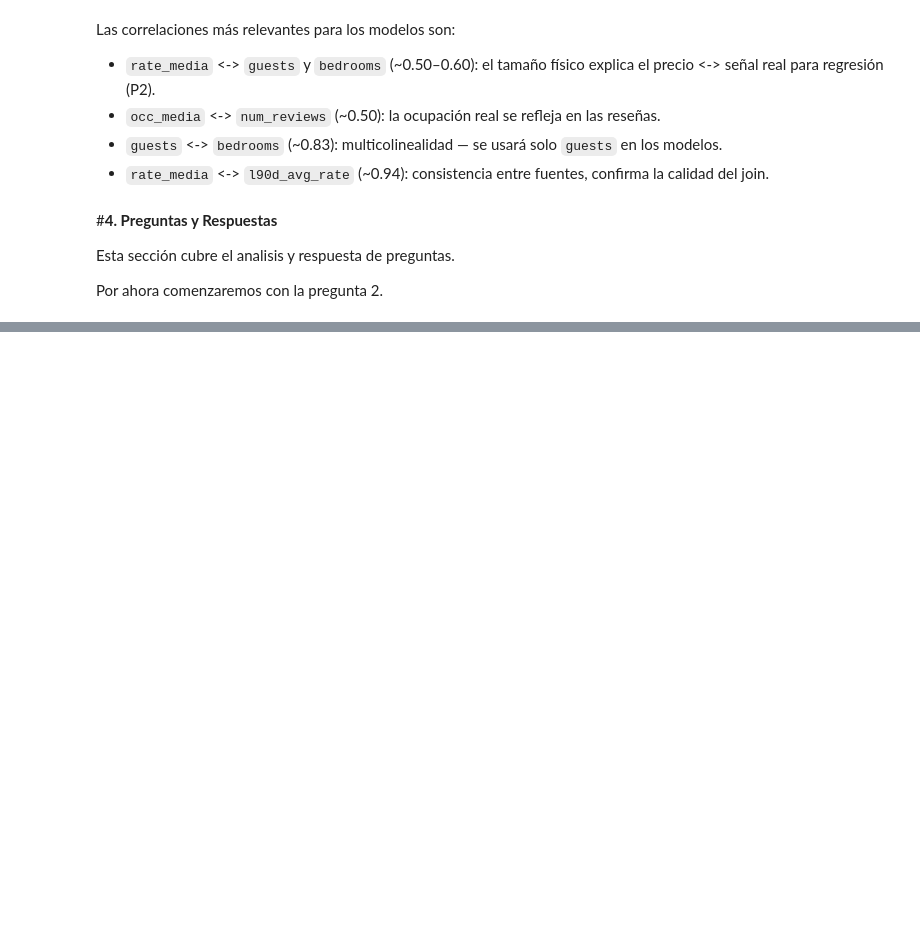
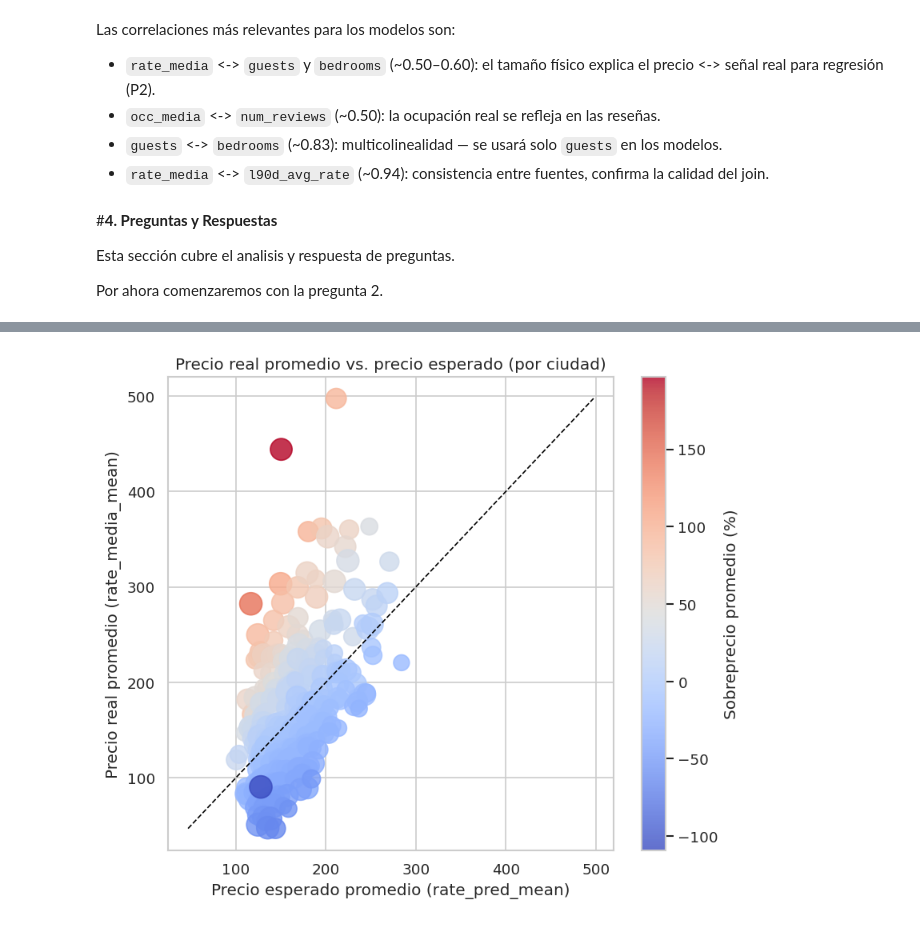
Before and after one commit to Rajevic-0/Proyecto-Mineria-De-Datos, a Jupyter notebook: Notebooks/Hito_1.ipynb, the cells around one changed output, grey strips where cells are left out. Drawn from its saved outputs; the diff is of its cells as text; code cells hidden in the pictures; blank space fills up the shorter version.

```diff
--- a/Notebooks/Hito_1.ipynb
+++ b/Notebooks/Hito_1.ipynb
@@ -579 +609,28 @@ Top ciudades con precio por debajo de lo esperado (subprecio):
+# %%
+tmp = city_premium.copy()
+
+plt.figure(figsize=(7, 6))
+sc = plt.scatter(
+    tmp["rate_pred_mean"],
+    tmp["rate_media_mean"],
+    c=tmp["premium_pct"],
+    cmap="coolwarm",
+    s=(tmp["n"].clip(30, 500)),
+    alpha=0.8
+)
+
+minv = min(tmp["rate_pred_mean"].min(), tmp["rate_media_mean"].min())
+maxv = max(tmp["rate_pred_mean"].max(), tmp["rate_media_mean"].max())
+plt.plot([minv, maxv], [minv, maxv], color="black", linewidth=1, linestyle="--")
+
+plt.title("Precio real promedio vs. precio esperado (por ciudad)")
+plt.xlabel("Precio esperado promedio (rate_pred_mean)")
+plt.ylabel("Precio real promedio (rate_media_mean)")
+cbar = plt.colorbar(sc)
+cbar.set_label("Sobreprecio promedio (%)")
+
+plt.tight_layout()
+plt.show()
+# %% [output]
+[figure, added]
 # %%
```
Also changed, not shown: parts of 4 cells of this notebook.
